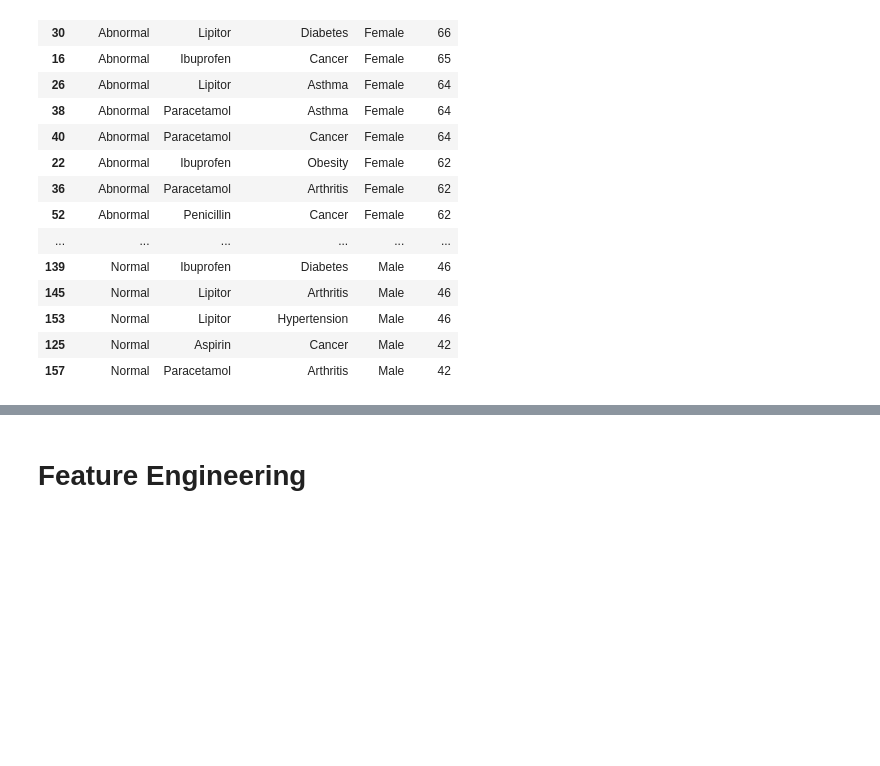
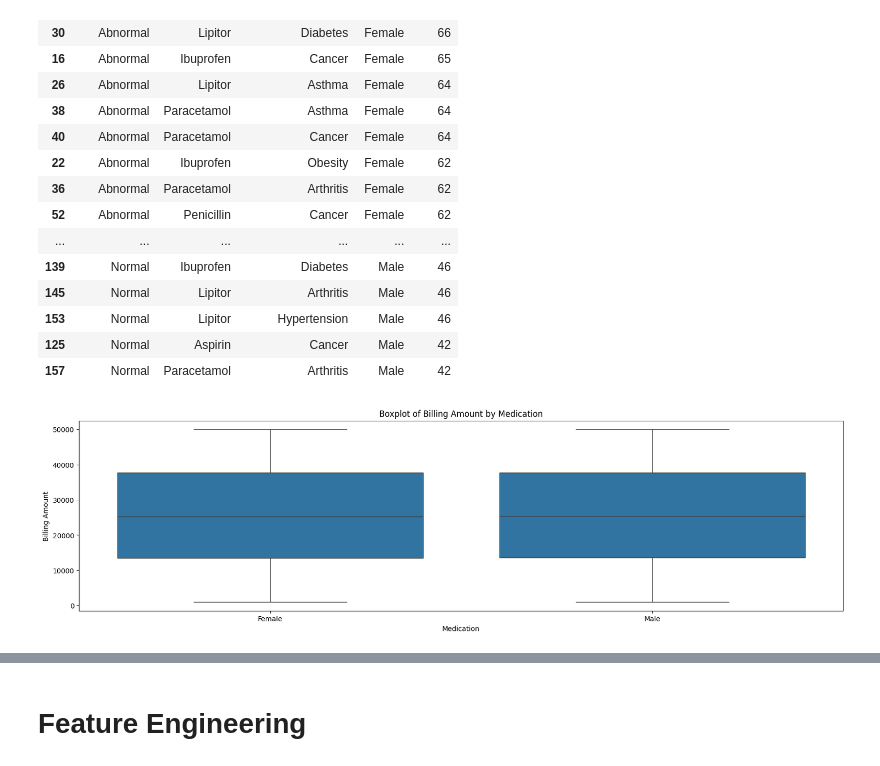
Before and after one commit to SarkarPriyanshu/DataScienceAssign, a Jupyter notebook: Healthcare_Dataset_Using_Tensorflow.ipynb, the cells around one changed output, grey strips where cells are left out. Drawn from its saved outputs; the diff is of its cells as text; code cells hidden in the pictures; blank space fills up the shorter version.

```diff
--- a/Healthcare_Dataset_Using_Tensorflow.ipynb
+++ b/Healthcare_Dataset_Using_Tensorflow.ipynb
@@ -516,3 +494,12 @@ eda_df \
 | 153 | Normal | Lipitor | Hypertension | Male | 46 |
 | 125 | Normal | Aspirin | Cancer | Male | 42 |
 | 157 | Normal | Paracetamol | Arthritis | Male | 42 |
+# %%
+plt.figure(figsize=(20, 5))  # Adjust the figure size as needed
+sns.boxplot(data=eda_df, x='Gender', y='Billing Amount')
+plt.title('Boxplot of Billing Amount by Medication')
+plt.xlabel('Medication')
+plt.ylabel('Billing Amount')
+plt.show()
+# %% [output]
+[figure, added]
```
Also changed, not shown: parts of 43 cells of this notebook.
